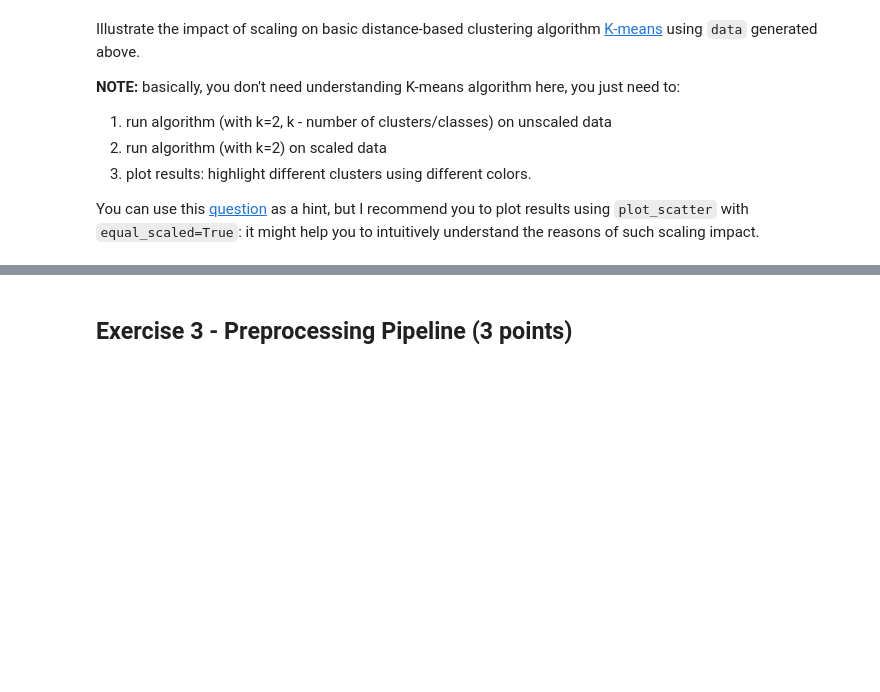
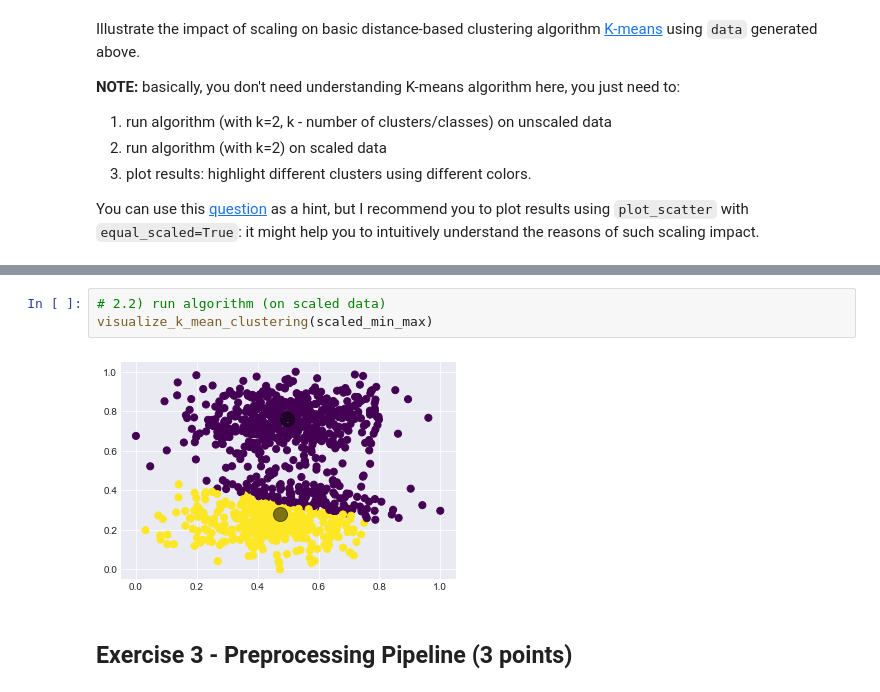
Before and after one commit to Hanna-Aliakseichykava/ML_training_RS_Scopes, a Jupyter notebook: 4_feature_engineering_selection/feature_engineering_selection - Hanna_Aliakseichykava.ipynb, the cells around one changed output, grey strips where cells are left out. Drawn from its saved outputs; the diff is of its cells as text; blank space fills up the shorter version.

```diff
--- a/4_feature_engineering_selection/feature_engineering_selection - Hanna_Aliakseichykava.ipynb
+++ b/4_feature_engineering_selection/feature_engineering_selection - Hanna_Aliakseichykava.ipynb
@@ -539,3 +645,8 @@ You can use this [question](https://stats.stackexchange.com/questions/89809/is-i
+# %%
+# 2.2) run algorithm (on scaled data)
+visualize_k_mean_clustering(scaled_min_max)
+# %% [output]
+[figure, added]
 # %% [markdown]
 ## Exercise  3 - Preprocessing Pipeline (3 points)
 # %%
```
Also changed, not shown: parts of 15 cells of this notebook.
